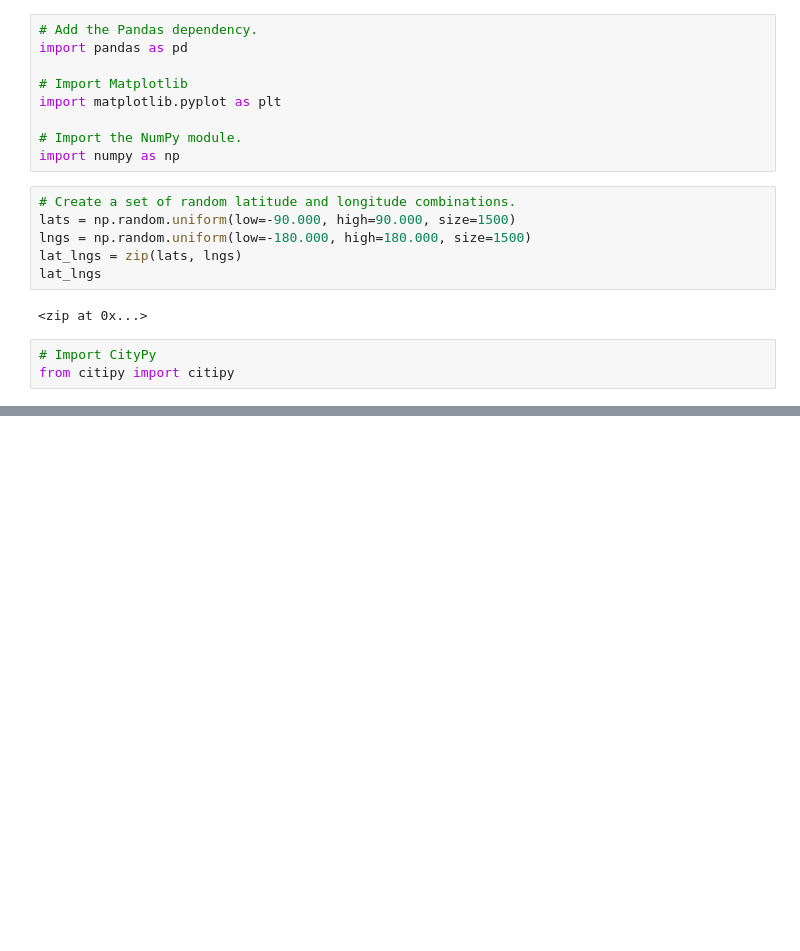
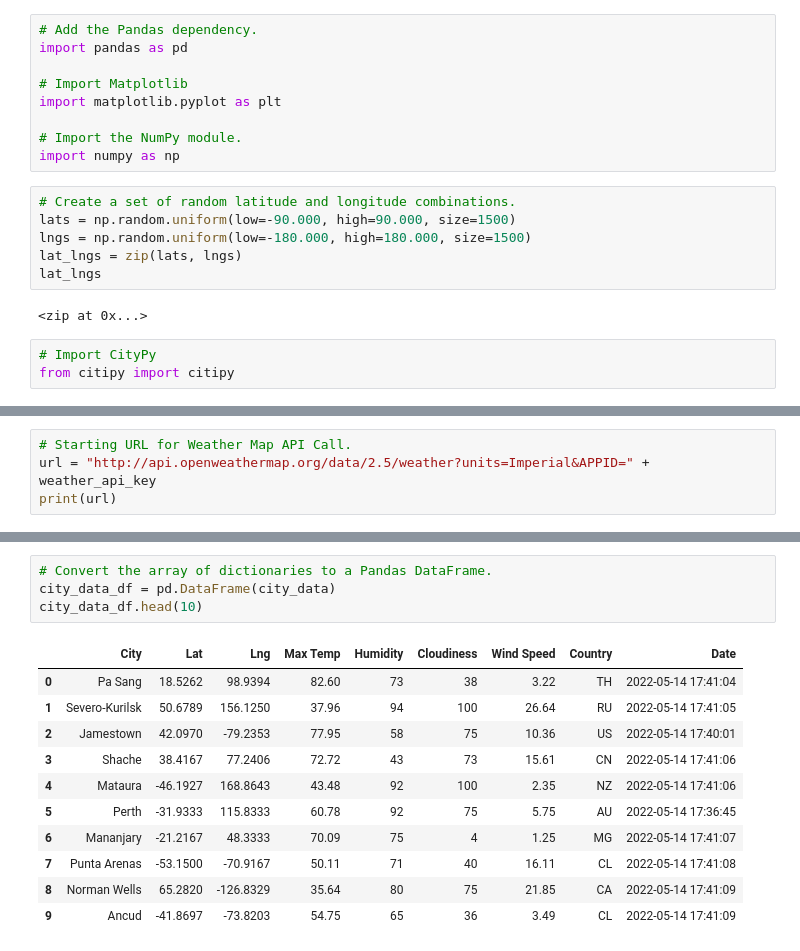
Before and after one commit to OlgaPodolska/World_Weather_Analysis, a Jupyter notebook: WeatherPy.ipynb, the cells around one changed output, grey strips where cells are left out. Drawn from its saved outputs; the diff is of its cells as text; blank space fills up the shorter version.

```diff
--- a/WeatherPy.ipynb
+++ b/WeatherPy.ipynb
@@ -37,0 +44,4 @@ len(cities)
+# %%
+# Starting URL for Weather Map API Call.
+url = "http://api.openweathermap.org/data/2.5/weather?units=Imperial&APPID=" + weather_api_key
+print(url)
@@ -37,0 +134,16 @@ len(cities)
+# %%
+# Convert the array of dictionaries to a Pandas DataFrame.
+city_data_df = pd.DataFrame(city_data)
+city_data_df.head(10)
+# %% [output]
+|  | City | Lat | Lng | Max Temp | Humidity | Cloudiness | Wind Speed | Country | Date |
+| 0 | Pa Sang | 18.5262 | 98.9394 | 82.60 | 73 | 38 | 3.22 | TH | 2022-05-14 17:41:04 |
+| 1 | Severo-Kurilsk | 50.6789 | 156.1250 | 37.96 | 94 | 100 | 26.64 | RU | 2022-05-14 17:41:05 |
+| 2 | Jamestown | 42.0970 | -79.2353 | 77.95 | 58 | 75 | 10.36 | US | 2022-05-14 17:40:01 |
+| 3 | Shache | 38.4167 | 77.2406 | 72.72 | 43 | 73 | 15.61 | CN | 2022-05-14 17:41:06 |
+| 4 | Mataura | -46.1927 | 168.8643 | 43.48 | 92 | 100 | 2.35 | NZ | 2022-05-14 17:41:06 |
+| 5 | Perth | -31.9333 | 115.8333 | 60.78 | 92 | 75 | 5.75 | AU | 2022-05-14 17:36:45 |
+| 6 | Mananjary | -21.2167 | 48.3333 | 70.09 | 75 | 4 | 1.25 | MG | 2022-05-14 17:41:07 |
+| 7 | Punta Arenas | -53.1500 | -70.9167 | 50.11 | 71 | 40 | 16.11 | CL | 2022-05-14 17:41:08 |
+| 8 | Norman Wells | 65.2820 | -126.8329 | 35.64 | 80 | 75 | 21.85 | CA | 2022-05-14 17:41:09 |
+| 9 | Ancud | -41.8697 | -73.8203 | 54.75 | 65 | 36 | 3.49 | CL | 2022-05-14 17:41:09 |
```
Also changed, not shown: parts of 10 cells of this notebook, 4 other files.
